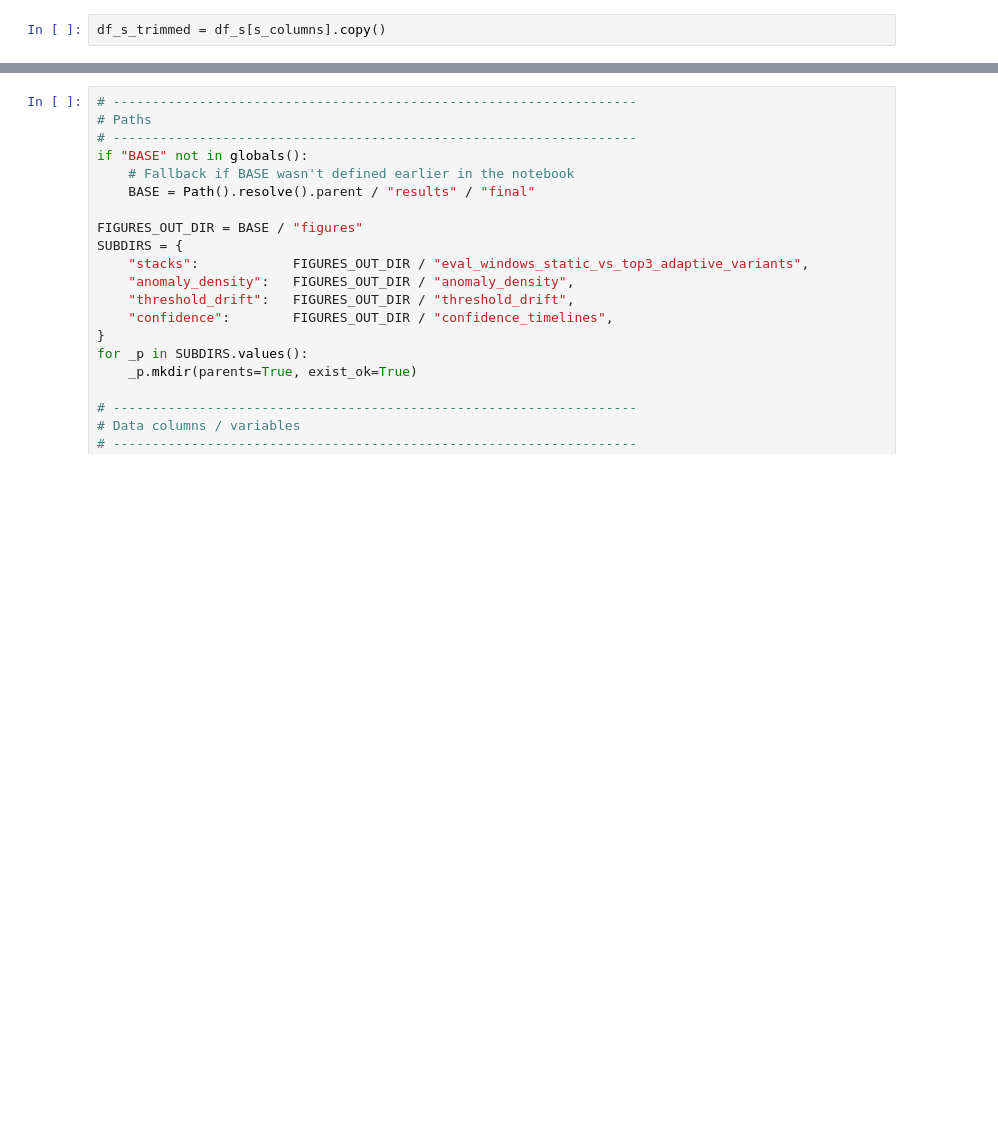
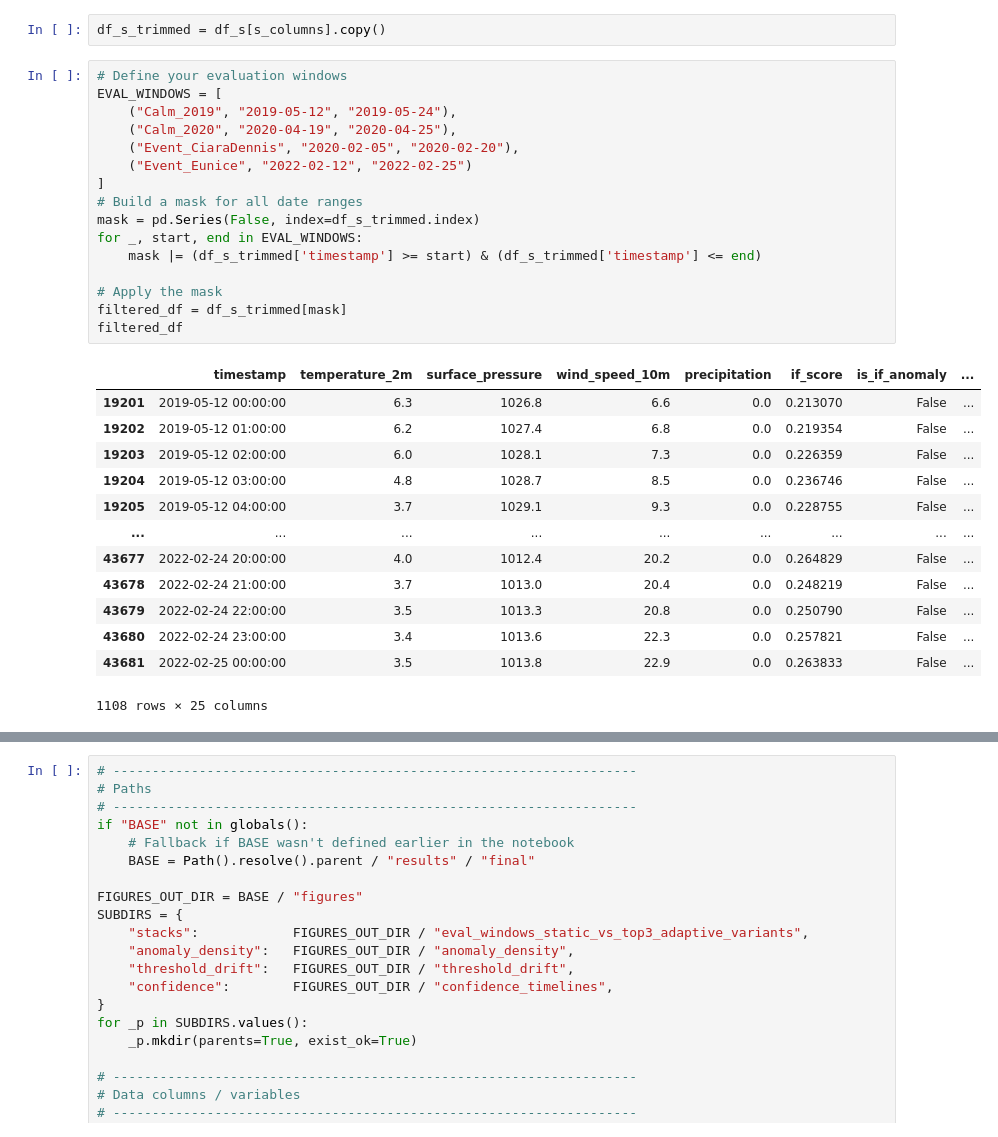
Before and after one commit to Jeremiah-Bachtin/comp1885-adaptive-thresholding-for-AD-system, a Jupyter notebook: notebooks/compare_thresholds.ipynb, the cells around one changed output, grey strips where cells are left out. Saved outputs shown, nothing was run; the diff lists cells and outputs as text; blank space fills up the shorter version.

```diff
--- a/notebooks/compare_thresholds.ipynb
+++ b/notebooks/compare_thresholds.ipynb
@@ -319,4 +318,34 @@ s_columns = [
 ]
 # %%
 df_s_trimmed = df_s[s_columns].copy()
+# %%
+# Define your evaluation windows
+EVAL_WINDOWS = [
+    ("Calm_2019", "2019-05-12", "2019-05-24"),
+    ("Calm_2020", "2020-04-19", "2020-04-25"),
+    ("Event_CiaraDennis", "2020-02-05", "2020-02-20"),
+    ("Event_Eunice", "2022-02-12", "2022-02-25")
+]
+# Build a mask for all date ranges
+mask = pd.Series(False, index=df_s_trimmed.index)
+for _, start, end in EVAL_WINDOWS:
+    mask |= (df_s_trimmed['timestamp'] >= start) & (df_s_trimmed['timestamp'] <= end)
+
+# Apply the mask
+filtered_df = df_s_trimmed[mask]
+filtered_df
+# %% [output]
+|  | timestamp | temperature_2m | surface_pressure | wind_speed_10m | precipitation | if_score | is_if_anomaly | ... |
+| 19201 | 2019-05-12 00:00:00 | 6.3 | 1026.8 | 6.6 | 0.0 | 0.213070 | False | ... |
+| 19202 | 2019-05-12 01:00:00 | 6.2 | 1027.4 | 6.8 | 0.0 | 0.219354 | False | ... |
+| 19203 | 2019-05-12 02:00:00 | 6.0 | 1028.1 | 7.3 | 0.0 | 0.226359 | False | ... |
+| 19204 | 2019-05-12 03:00:00 | 4.8 | 1028.7 | 8.5 | 0.0 | 0.236746 | False | ... |
+| 19205 | 2019-05-12 04:00:00 | 3.7 | 1029.1 | 9.3 | 0.0 | 0.228755 | False | ... |
+| ... | ... | ... | ... | ... | ... | ... | ... | ... |
+| 43677 | 2022-02-24 20:00:00 | 4.0 | 1012.4 | 20.2 | 0.0 | 0.264829 | False | ... |
+| 43678 | 2022-02-24 21:00:00 | 3.7 | 1013.0 | 20.4 | 0.0 | 0.248219 | False | ... |
+| 43679 | 2022-02-24 22:00:00 | 3.5 | 1013.3 | 20.8 | 0.0 | 0.250790 | False | ... |
+| 43680 | 2022-02-24 23:00:00 | 3.4 | 1013.6 | 22.3 | 0.0 | 0.257821 | False | ... |
+| 43681 | 2022-02-25 00:00:00 | 3.5 | 1013.8 | 22.9 | 0.0 | 0.263833 | False | ... |
+1108 rows × 25 columns
 # %% [markdown]
```
Also changed, not shown: parts of 8 cells of this notebook.
